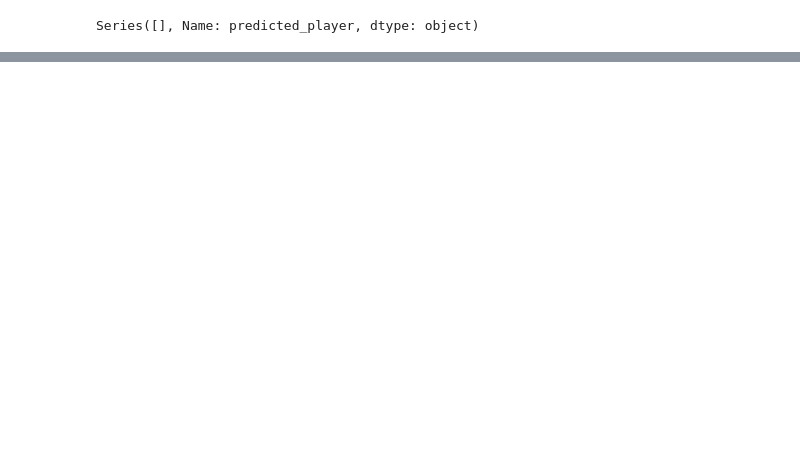
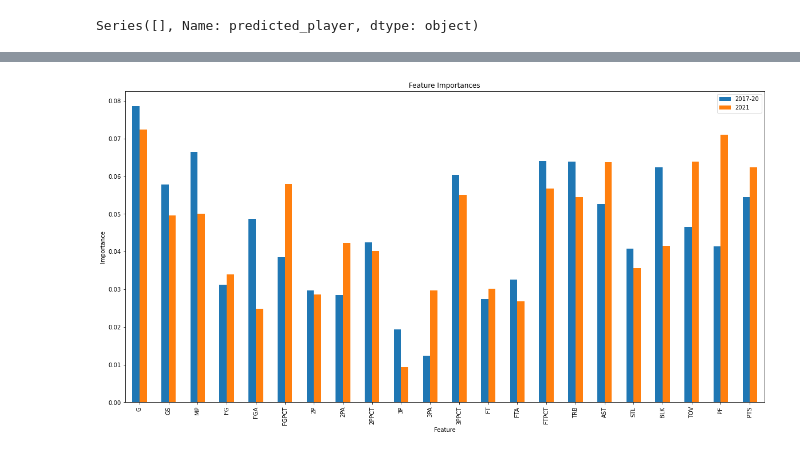
Before and after one commit to jacance/slam-dunk-analytics, a Jupyter notebook: ML_Test_TTS.ipynb, the cells around one changed output, grey strips where cells are left out. Drawn from its saved outputs; the diff is of its cells as text; code cells hidden in the pictures; blank space fills up the shorter version.

```diff
--- a/ML_Test_TTS.ipynb
+++ b/ML_Test_TTS.ipynb
@@ -986,0 +1015,3 @@ pick_accuracy_table.to_csv('pick_accuracy.csv', index=False)
+# %%
+importance_df = pd.DataFrame({'2017-20': list(clf2017.feature_importances_), '2021': list(clf2.feature_importances_)}, index=columns)
+importance_df
@@ -986,0 +1036,9 @@ pick_accuracy_table.to_csv('pick_accuracy.csv', index=False)
+# %%
+ax = importance_df.plot(kind='bar', figsize=(20,10))
+plt.title('Feature Importances')
+plt.xlabel('Feature')
+plt.ylabel('Importance')
+plt.savefig('featureimportances.png')
+plt.show()
+# %% [output]
+[figure, added]
```
Also changed, not shown: parts of 32 cells of this notebook.
